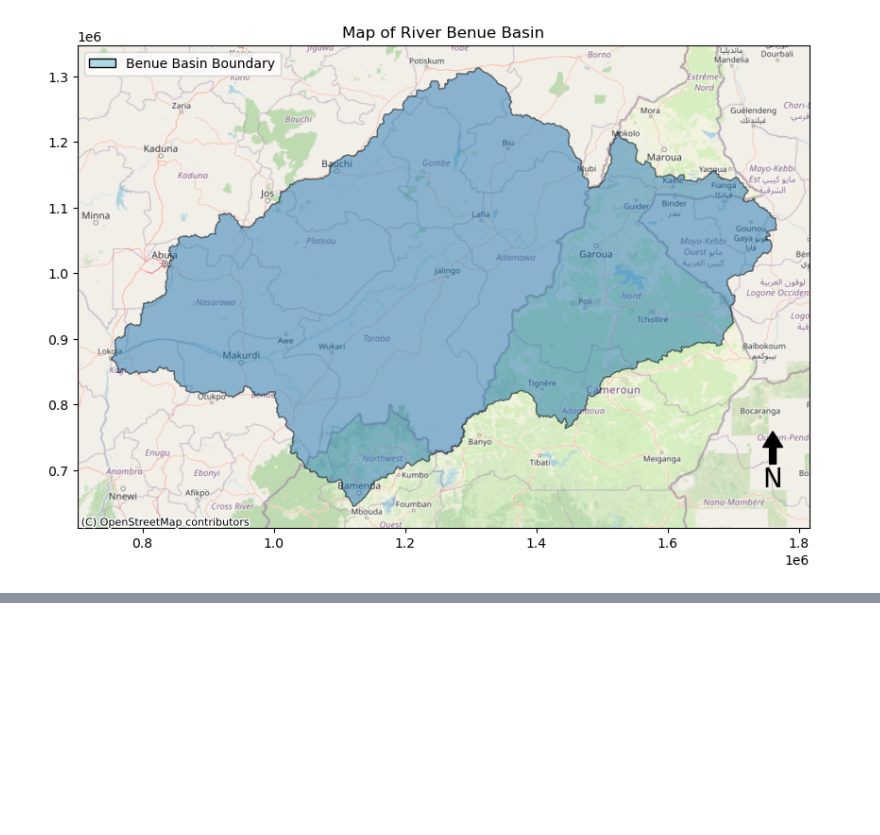
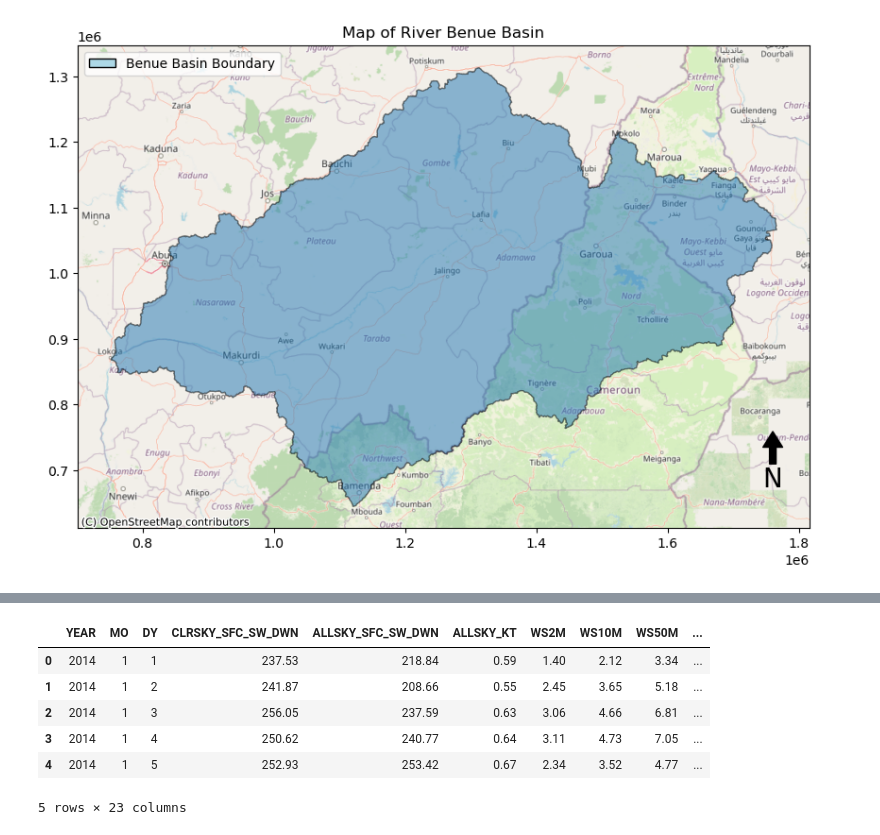
Before and after one commit to IgharoJoseph/Climate-Variability, a Jupyter notebook: Code.ipynb, the cells around one changed output, grey strips where cells are left out. Cells and saved outputs as stored; diff of their text form; code cells hidden in the pictures; blank space fills up the shorter version.

Commit message:
I added the data from Power NASA using their API

```diff
--- a/Code.ipynb
+++ b/Code.ipynb
@@ -48,0 +181,13 @@ plt.show()
+# %%
+import pandas as pd
+
+df = pd.read_csv('subset_data.csv')
+df.head()
+# %% [output]
+|  | YEAR | MO | DY | CLRSKY_SFC_SW_DWN | ALLSKY_SFC_SW_DWN | ALLSKY_KT | WS2M | WS10M | WS50M | ... |
+| 0 | 2014 | 1 | 1 | 237.53 | 218.84 | 0.59 | 1.40 | 2.12 | 3.34 | ... |
+| 1 | 2014 | 1 | 2 | 241.87 | 208.66 | 0.55 | 2.45 | 3.65 | 5.18 | ... |
+| 2 | 2014 | 1 | 3 | 256.05 | 237.59 | 0.63 | 3.06 | 4.66 | 6.81 | ... |
+| 3 | 2014 | 1 | 4 | 250.62 | 240.77 | 0.64 | 3.11 | 4.73 | 7.05 | ... |
+| 4 | 2014 | 1 | 5 | 252.93 | 253.42 | 0.67 | 2.34 | 3.52 | 4.77 | ... |
+5 rows × 23 columns
```
Also changed, not shown: parts of 9 cells of this notebook, 1 other file.
